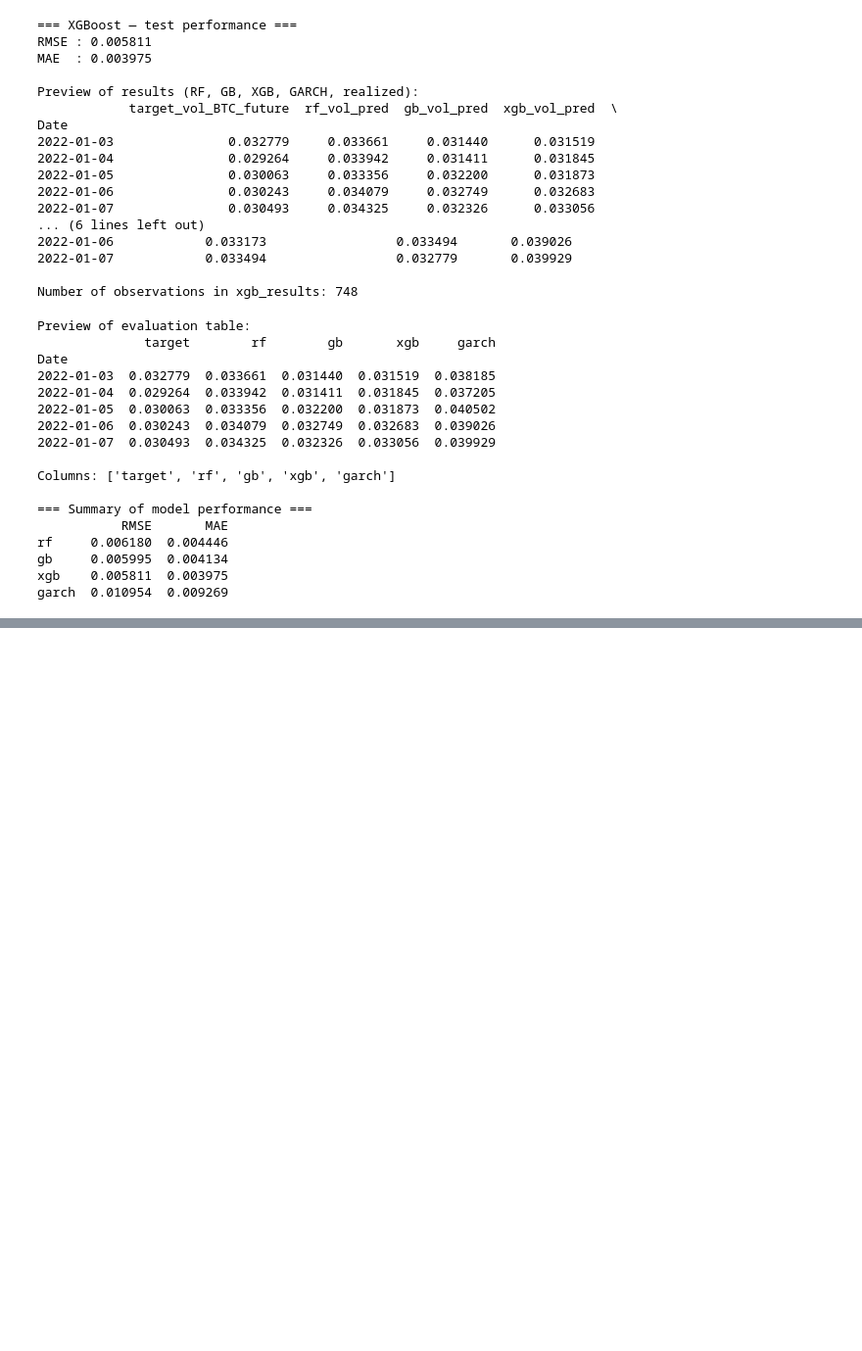
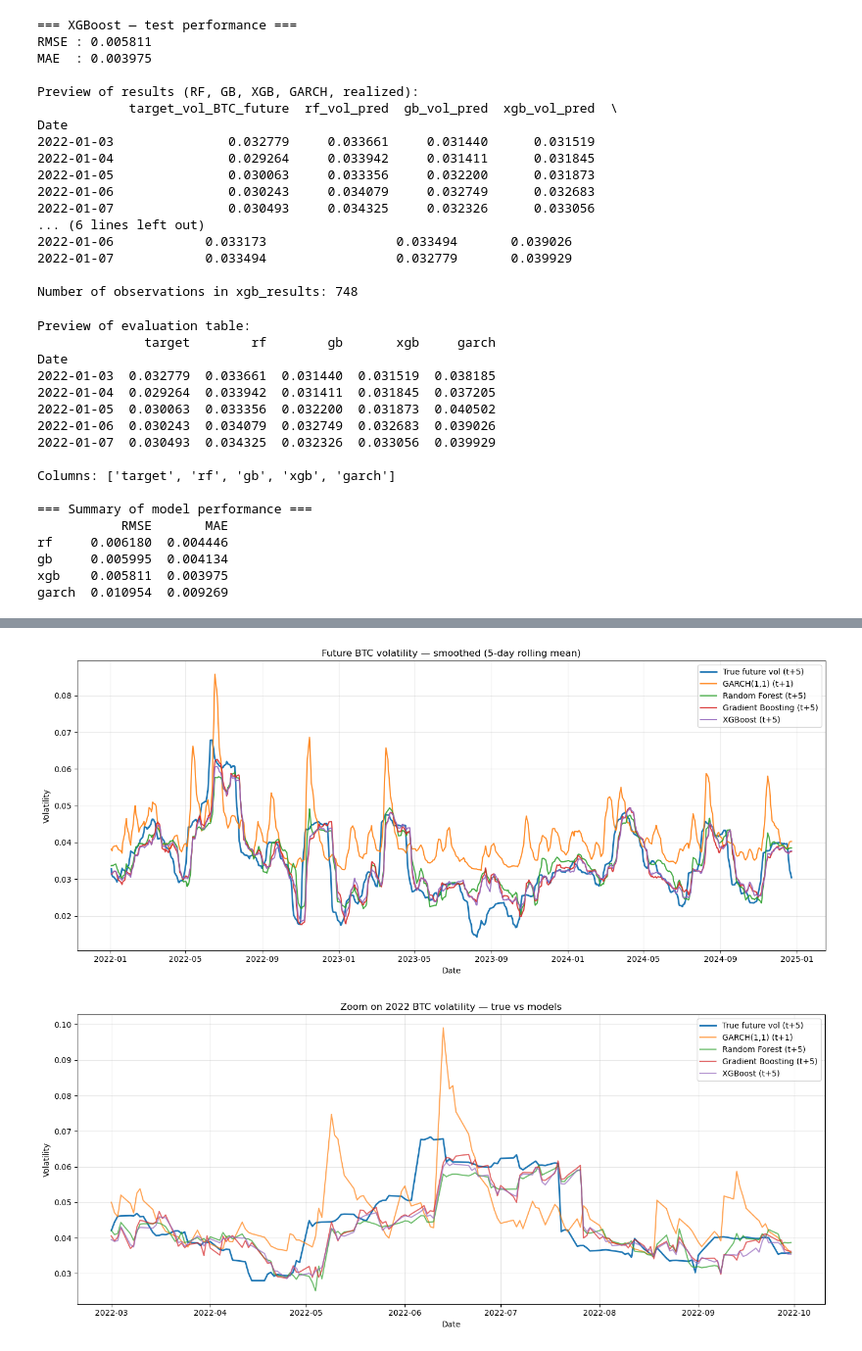
Before and after one commit to DylanZermatten/ADA, a Jupyter notebook: ADA.ipynb, the cells around one changed output, grey strips where cells are left out. Shown at 98% size. Saved outputs shown, nothing was run; the diff lists cells and outputs as text; code cells hidden in the pictures; blank space fills up the shorter version.

```diff
--- a/ADA.ipynb
+++ b/ADA.ipynb
@@ -659,0 +714,57 @@ garch  0.010954  0.009269
+# %%
+# Smoothed and zoomed plots
+
+# Smoothed time series
+SMOOTH_WINDOW = 5  # rolling window size
+
+# keep min_periods=1 so we don't lose the beginning of the sample
+smooth_results = all_results.rolling(window=SMOOTH_WINDOW, min_periods=1).mean()
+
+plt.figure(figsize=(14, 6))
+plt.plot(
+    smooth_results.index,
+    smooth_results["target"],
+    label="True future vol (t+5)",
+    linewidth=2
+)
+
+labels = {
+    "garch": "GARCH(1,1) (t+1)",
+    "rf":    "Random Forest (t+5)",
+    "gb":    "Gradient Boosting (t+5)",
+    "xgb":   "XGBoost (t+5)",
+}
+
+for col, lab in labels.items():
+    if col in smooth_results.columns:
+        plt.plot(smooth_results.index, smooth_results[col], label=lab, alpha=0.9)
+
+plt.title(f"Future BTC volatility — smoothed ({SMOOTH_WINDOW}-day rolling mean)")
+plt.xlabel("Date")
+plt.ylabel("Volatility")
+plt.grid(True, alpha=0.3)
+plt.legend()
+plt.tight_layout()
+plt.show()
+
+
+# Zoom on a specific period
+zoom = all_results.loc["2022-03":"2022-09"]
+
+plt.figure(figsize=(14, 6))
+plt.plot(zoom.index, zoom["target"], label="True future vol (t+5)", linewidth=2)
+
+for col, lab in labels.items():
+    if col in zoom.columns:
+        plt.plot(zoom.index, zoom[col], label=lab, alpha=0.7)
+
+plt.title("Zoom on 2022 BTC volatility — true vs models")
+plt.xlabel("Date")
+plt.ylabel("Volatility")
+plt.grid(True, alpha=0.3)
+plt.legend()
+plt.tight_layout()
+plt.show()
+# %% [output]
+[figure, added]
+[figure, added]
```
Also changed, not shown: parts of 4 cells of this notebook.
